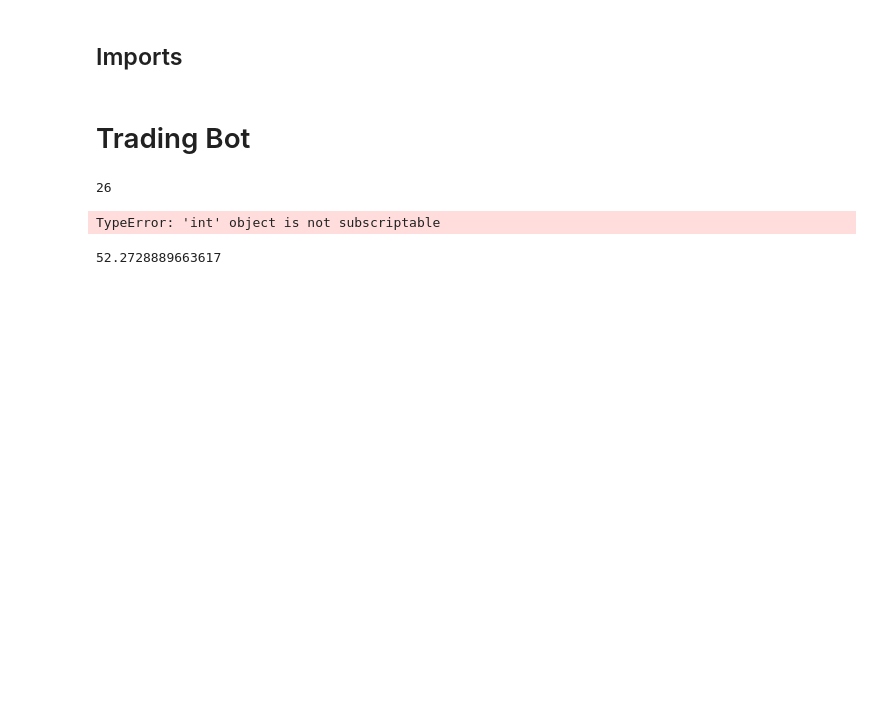
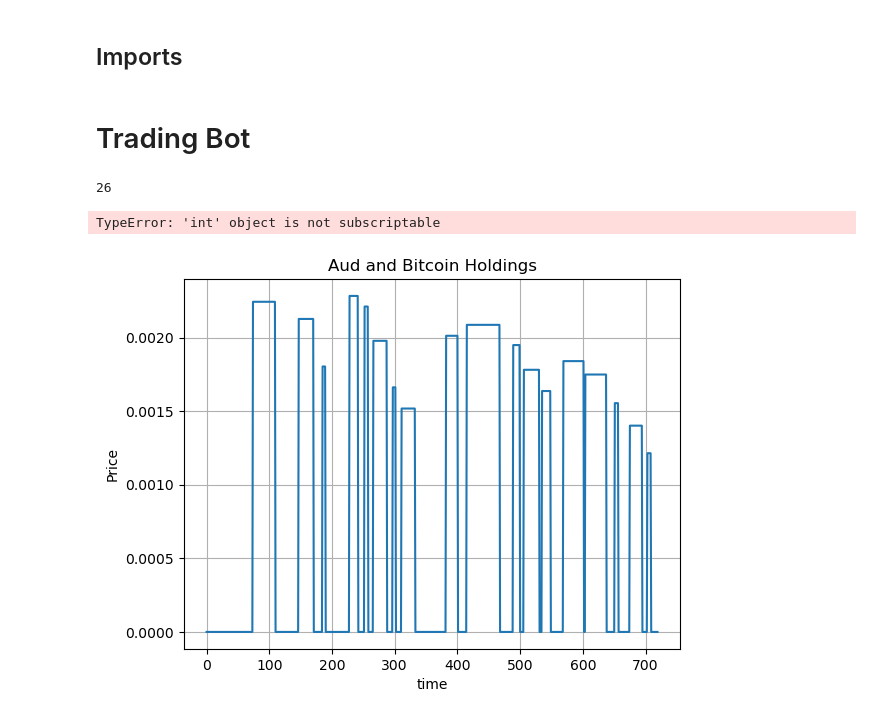
Before and after one commit to LisonLau/CITS4404-Assignment-2, a Jupyter notebook: Trading_Bot.ipynb, the cells around one changed output. Cells and saved outputs as stored; diff of their text form; code cells hidden in the pictures; blank space fills up the shorter version.

```diff
--- a/Trading_Bot.ipynb
+++ b/Trading_Bot.ipynb
@@ -299,6 +326,19 @@ TypeError: 'int' object is not subscriptable
 # %%
 bot = TradingBot([["macd", 0, 30, 20, 9]], DATA)
 # %%
-bot.run()
+aud, aud_vals, btc_vals, time_vals, close_data, sell_date, sell_price,  buy_date, buy_price = bot.run()
-# %% [output]
-52.2728889663617
+# %%
+# Data for plotting
+
+fig, ax = plt.subplots()
+#ax.plot(time_vals, aud_vals)
+ax.plot(time_vals, btc_vals)
+
+ax.set(xlabel='time', ylabel='Price',
+       title='Aud and Bitcoin Holdings')
+ax.grid()
+
+fig.savefig("test.png")
+plt.show()
+# %% [output]
+[figure, added]
```
Also changed, not shown: parts of 4 cells of this notebook, 1 other file.
